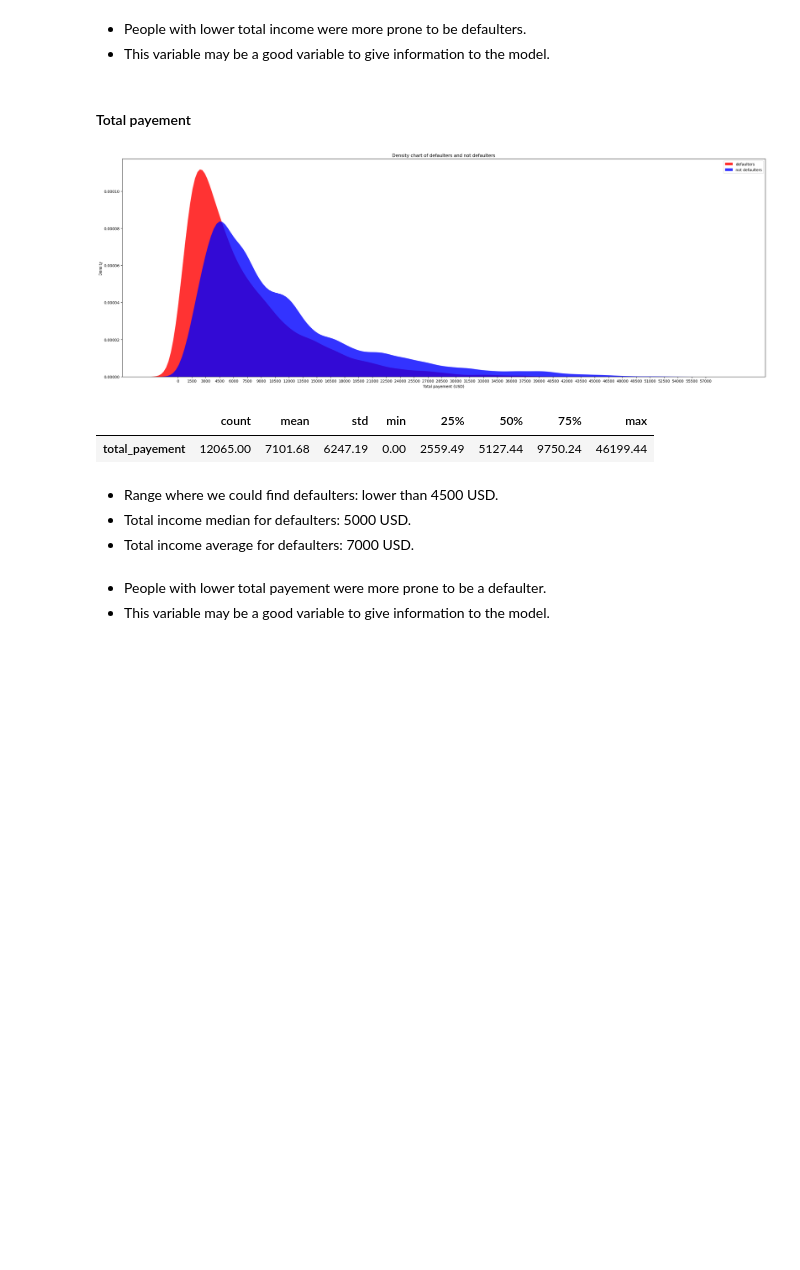
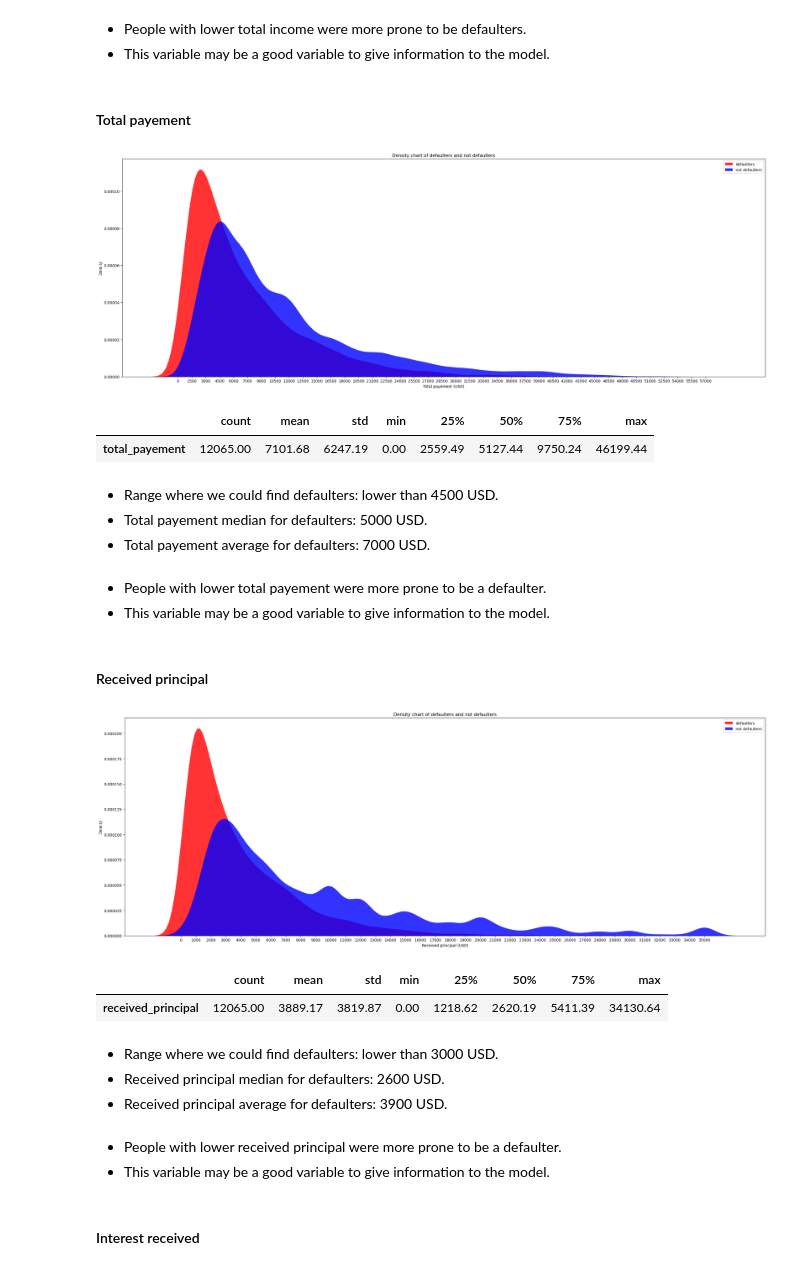
Before and after one commit to lucasquemelli/credit_default_risk_prediction, a Jupyter notebook: credit_risk_notebook.ipynb, the cells around one changed output. Drawn from its saved outputs; the diff is of its cells as text; code cells hidden in the pictures; blank space fills up the shorter version.

```diff
--- a/credit_risk_notebook.ipynb
+++ b/credit_risk_notebook.ipynb
@@ -1763,8 +1763,67 @@ pd.DataFrame(df3[(df3["target"] == 1)]["total_payement"]).describe().T
 | total_payement | 12065.00 | 7101.68 | 6247.19 | 0.00 | 2559.49 | 5127.44 | 9750.24 | 46199.44 |
 # %% [markdown]
 - Range where we could find defaulters: lower than 4500 USD.
-- Total income median for defaulters: 5000 USD.
-- Total income average for defaulters: 7000 USD.
+- Total payement median for defaulters: 5000 USD.
+- Total payement average for defaulters: 7000 USD.
 # %% [markdown]
 - People with lower total payement were more prone to be a defaulter.
 - This variable may be a good variable to give information to the model.
+# %% [markdown]
+#### Received principal
+# %%
+# not defaulters users
+aux1 = df3[df3["target"] == 0][["user_id", "received_principal"]]
+aux1["category"] = "not defaulters"
+
+# defaulters
+aux2 = df3[(df3["target"] == 1)][["user_id", "received_principal"]]
+aux2["category"] = "defaulters"
+
+# Concat
+aux3 = pd.concat([aux1, aux2], axis=0)
+# %%
+# Chart dimensions
+fig, ax = plt.subplots(figsize = (25, 9))
+
+# Data filtering
+# aux3 = aux3[(aux3["received_principal"].notnull()) & (aux3["received_principal"] >= 0)
+#            & (aux3["received_principal"] <= 250000)]
+
+# Plot
+sns.kdeplot(data=aux3, x="received_principal", hue="category", hue_order=["not defaulters", "defaulters"],
+            palette=["blue", "red"], fill=True, alpha=0.8, common_norm=False, linewidth=0)
+
+# Titles
+ax.set_title("Density chart of defaulters and not defaulters", fontsize=12)
+ax.set_xlabel("Received principal (USD)", fontsize=10)
+ax.set_ylabel("Density", fontsize=10)
+
+# Adjustments
+plt.legend(labels=["defaulters", "not defaulters"], loc="upper right")
+plt.tight_layout()
+
+# changing x-axis grading
+min_value = int(min(aux3["received_principal"]))
+max_value = int(max(aux3["received_principal"]))
+plt.xticks(range(min_value, max_value + 50, 1000))
+#plt.xticks(rotation=90)
+
+# display chart
+plt.show()
+# %% [output]
+[figure, added]
+# %%
+pd.set_option('display.float_format', lambda x: '%.2f' % x)
+pd.DataFrame(df3[(df3["target"] == 1)]["received_principal"]).describe().T
+# %% [output]
+|  | count | mean | std | min | 25% | 50% | 75% | max |
+| received_principal | 12065.00 | 3889.17 | 3819.87 | 0.00 | 1218.62 | 2620.19 | 5411.39 | 34130.64 |
+# %% [markdown]
+- Range where we could find defaulters: lower than 3000 USD.
+- Received principal median for defaulters: 2600 USD.
+- Received principal average for defaulters: 3900 USD.
+# %% [markdown]
+- People with lower received principal were more prone to be a defaulter.
+- This variable may be a good variable to give information to the model.
+# %% [markdown]
+#### Interest received
```
Also changed, not shown: parts of 5 cells of this notebook.
